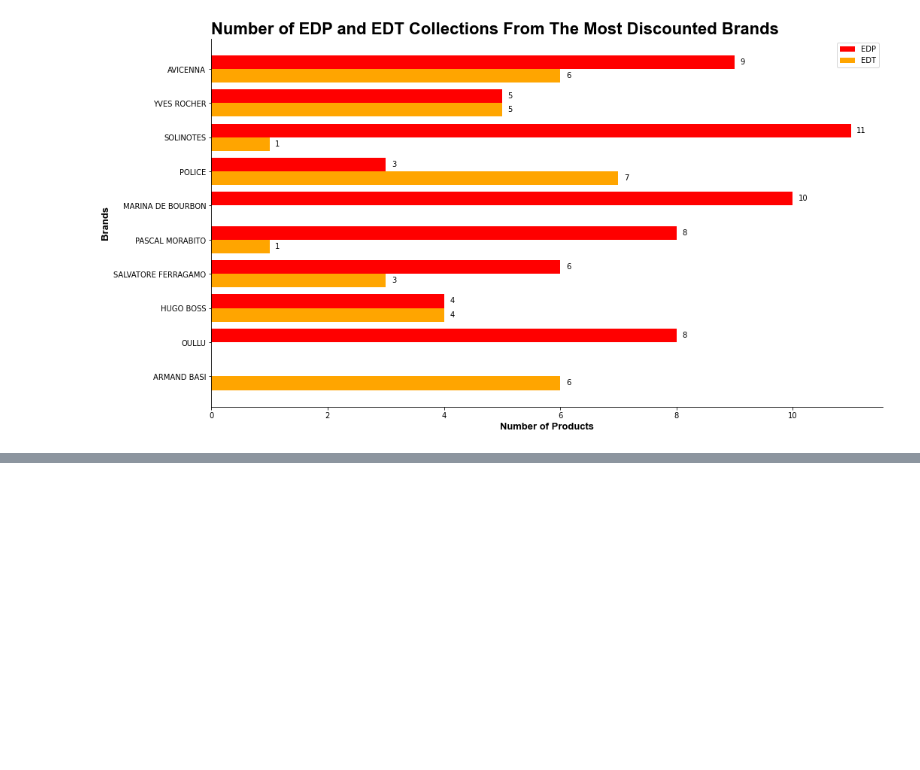
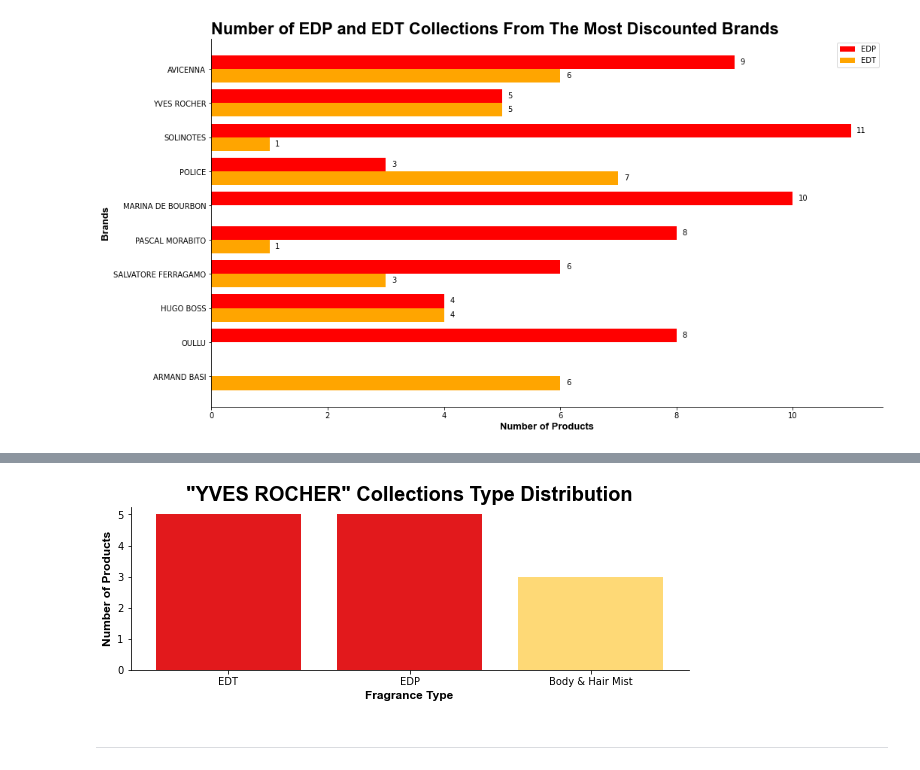
Before and after one commit to fredrick03/TUGAS_SELEKSI_1_18221156, a Jupyter notebook: Data Visualization/src/c&f_fragrance_data_viz.ipynb, the cells around one changed output, grey strips where cells are left out. Cells and saved outputs as stored; diff of their text form; code cells hidden in the pictures; blank space fills up the shorter version.

```diff
--- a/Data Visualization/src/c&f_fragrance_data_viz.ipynb
+++ b/Data Visualization/src/c&f_fragrance_data_viz.ipynb
@@ -198,0 +206,42 @@ posx and posy should be finite values
+# %%
+# Filter dataframe for "YVES ROCHER" collections
+yves = df[df['brand']== 'YVES ROCHER']
+yves_types_dist = yves['type'].value_counts()
+type = yves_types_dist.index
+value =  yves_types_dist.values
+
+# Determine plot size
+fig, ax = plt.subplots(figsize=(10, 3))
+
+# Vertical Bar Plot
+ax.bar(type,value,
+       color = colors_from_values(value, "YlOrRd"))
+
+# Remove axes splines
+for s in ['top', 'right']:
+    ax.spines[s].set_visible(False)
+
+# Add Plot Title
+ax.set_title('"YVES ROCHER" Collections Type Distribution',
+            fontname = 'arial',
+            size = 20,
+            weight = 'bold')
+ax.set_xlabel('Fragrance Type',
+              fontname = 'arial',
+              size = 12,
+              weight = 'semibold')
+ax.set_ylabel('Number of Products',
+              fontname = 'arial',
+              fontsize = 12,
+              weight = 'semibold')
+
+# Saving plot
+plt.savefig('../visualization/yves_rocher_collection.png',dpi=1000)
+
+
+# Showing plot
+plt.show()
+# %% [output]
+[figure, added]
+# %% [markdown]
+----------------------------------------------------------------------------------------------------------------------------------------------------------------------------------
```
Also changed, not shown: parts of 5 cells of this notebook, 1 other file.
